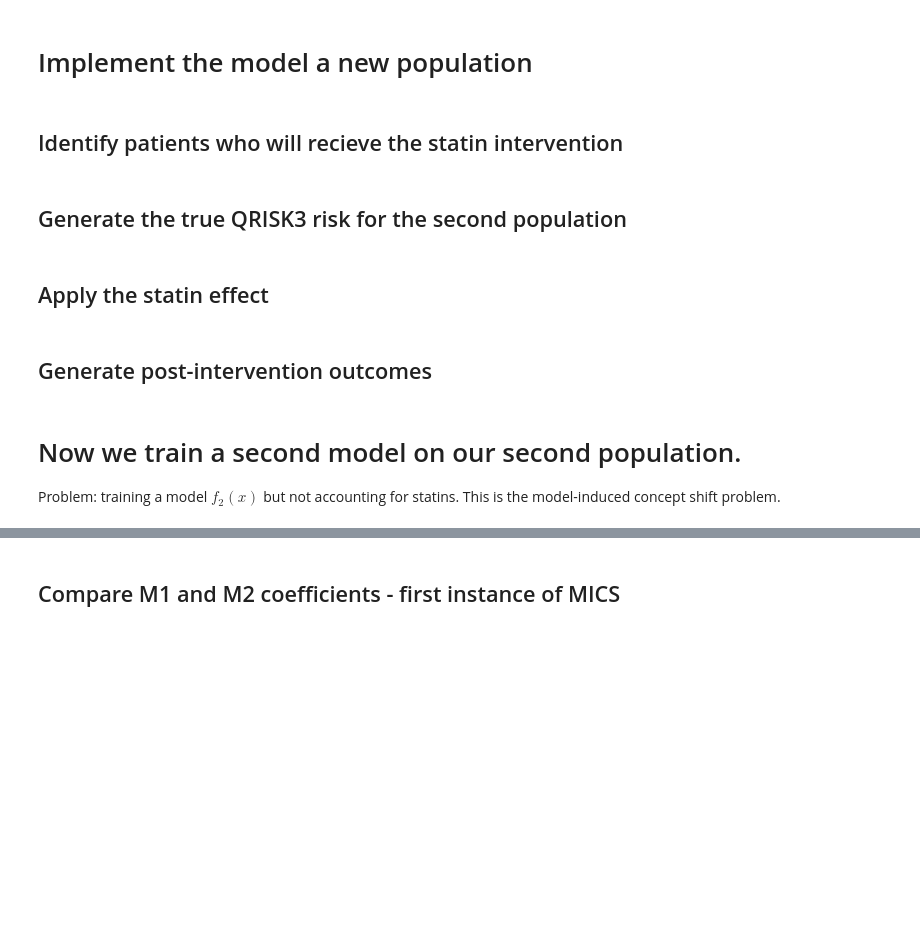
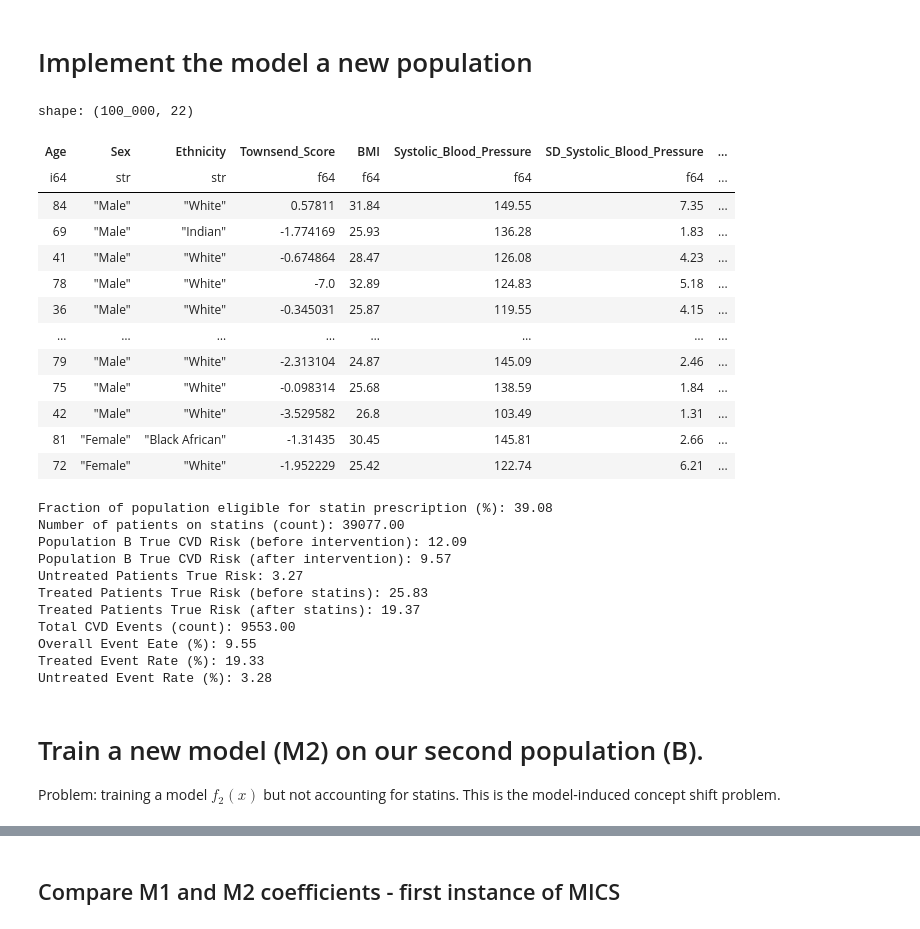
Before and after one commit to ucl-paediatrics/mics, a Jupyter notebook: src/mics/mics.ipynb, the cells around one changed output, grey strips where cells are left out. Drawn from its saved outputs; the diff is of its cells as text; code cells hidden in the pictures; blank space fills up the shorter version.

```diff
--- a/src/mics/mics.ipynb
+++ b/src/mics/mics.ipynb
@@ -99,10 +148,10 @@ print("Event count:", y_large.sum())
 # Build the feature matrix (M1)
 # %%
 # Call build_feature_matrix function
-X, feature_name = simulation.build_feature_matrix
+X, feature_names = simulation.build_feature_matrix(patients)
 
 # Sanity check:
 # The shape of X should be (n_patients, n_features) - n_features is the number of risk factors after one-hot encoding
 print("Columns Names:", feature_names)
 print("Shape of X:", X.shape)
-# print("First row of X: X[0]")
+print("First row of X:", X[0])
@@ -174,15 +245,57 @@ Improvements might involve:
 # %%
 # Generate a new population. Use a different random seed so we don't get the exact same patients.
 patients_2 = simulation.generate_patients(n_patients, random_seed=random_seed + 1)
-#display(patients_2)
+display(patients_2)
 
-# Generate the a new feature matrix for the new population, and calculate their QRISK3 risk scores.
-X_2, feature_names_2 = simulation.build_feature_matrix(patients_2)
-print("Shape of X_2:", X_2.shape)
+# Run the full statin intervention function
+X_2, y_2, on_statins, true_risk_b, true_risk_post_b = simulation.apply_statin_intervention(
+    patients_2=patients_2,
+    model_1=model_1,
+    threshold=0.10,
+    rrr=0.25,
+    random_seed=random_seed + 2,
+)
+# Sanity check:
+# Compare the mean true risk before and after statin intervention.
+statin_checks = [
+    ("Fraction of population eligible for statin prescription (%)", on_statins.mean() * 100),
+    ("Number of patients on statins (count)", on_statins.sum()),
+    ("Population B True CVD Risk (before intervention)", true_risk_b.mean()),
+    ("Population B True CVD Risk (after intervention)", true_risk_post_b.mean()),
+    ("Untreated Patients True Risk", true_risk_b[~on_statins].mean()),
+    ("Treated Patients True Risk (before statins)", true_risk_b[on_statins].mean()),
+    ("Treated Patients True Risk (after statins)", true_risk_post_b[on_statins].mean()),
+    ("Total CVD Events (count)", y_2.sum()),
+    ("Overall Event Eate (%)", y_2.mean() * 100),
+    ("Treated Event Rate (%)", y_2[on_statins].mean() * 100),
+    ("Untreated Event Rate (%)", y_2[~on_statins].mean() * 100),
+]
 
-# Deploy model 1 (M1) to predict the risk of CVD events in this new population.
-predicted_risk_b = model_1.predict_proba(X_2)[:,1]
-print("Model 1 average predicted event rate in new population:", predicted_risk_b.mean())
-print("First 10 predicted probabilities of CVD events:", predicted_risk_b[:10])
+for label, value in statin_checks:
+    print(f"{label}: {value:.2f}")
+# %% [output]
+shape: (100_000, 22)
+| Age | Sex | Ethnicity | Townsend_Score | BMI | Systolic_Blood_Pressure | SD_Systolic_Blood_Pressure | ... |
+| i64 | str | str | f64 | f64 | f64 | f64 | ... |
+| 84 | "Male" | "White" | 0.57811 | 31.84 | 149.55 | 7.35 | ... |
+| 69 | "Male" | "Indian" | -1.774169 | 25.93 | 136.28 | 1.83 | ... |
+| 41 | "Male" | "White" | -0.674864 | 28.47 | 126.08 | 4.23 | ... |
+| 78 | "Male" | "White" | -7.0 | 32.89 | 124.83 | 5.18 | ... |
+| 36 | "Male" | "White" | -0.345031 | 25.87 | 119.55 | 4.15 | ... |
+| … | … | … | … | … | … | … | ... |
+| 79 | "Male" | "White" | -2.313104 | 24.87 | 145.09 | 2.46 | ... |
+| 75 | "Male" | "White" | -0.098314 | 25.68 | 138.59 | 1.84 | ... |
+| 42 | "Male" | "White" | -3.529582 | 26.8 | 103.49 | 1.31 | ... |
+| 81 | "Female" | "Black African" | -1.31435 | 30.45 | 145.81 | 2.66 | ... |
+| 72 | "Female" | "White" | -1.952229 | 25.42 | 122.74 | 6.21 | ... |
+Fraction of population eligible for statin prescription (%): 39.08
+Number of patients on statins (count): 39077.00
+Population B True CVD Risk (before intervention): 12.09
+Population B True CVD Risk (after intervention): 9.57
+Untreated Patients True Risk: 3.27
+Treated Patients True Risk (before statins): 25.83
+Treated Patients True Risk (after statins): 19.37
+Total CVD Events (count): 9553.00
+Overall Event Eate (%): 9.55
+Treated Event Rate (%): 19.33
+Untreated Event Rate (%): 3.28
-# %% [markdown]
-## Identify patients who will recieve the statin intervention
@@ -203,2 +301,0 @@ print(f"Fraction of population eligible for statin prescribing: {on_statins.mean
-# %% [markdown]
-## Generate the true QRISK3 risk for the second population
@@ -215,2 +301,0 @@ print("Mean predicted risk (%):", predicted_risk_b.mean() * 100)
-# %% [markdown]
-## Apply the statin effect
@@ -240,2 +301,0 @@ for label, value in Checks_statin:
-# %% [markdown]
-## Generate post-intervention outcomes
@@ -261,5 +302,5 @@ for check, value in Checks_outcome:
 # %% [markdown]
-# Now we train a second model on our second population.
+# Train a new model (M2) on our second population (B).
 
 Problem: training a model $f_2(x)$ but not accounting for statins.
 This is the model-induced concept shift problem.
```
Also changed, not shown: parts of 22 cells of this notebook.
